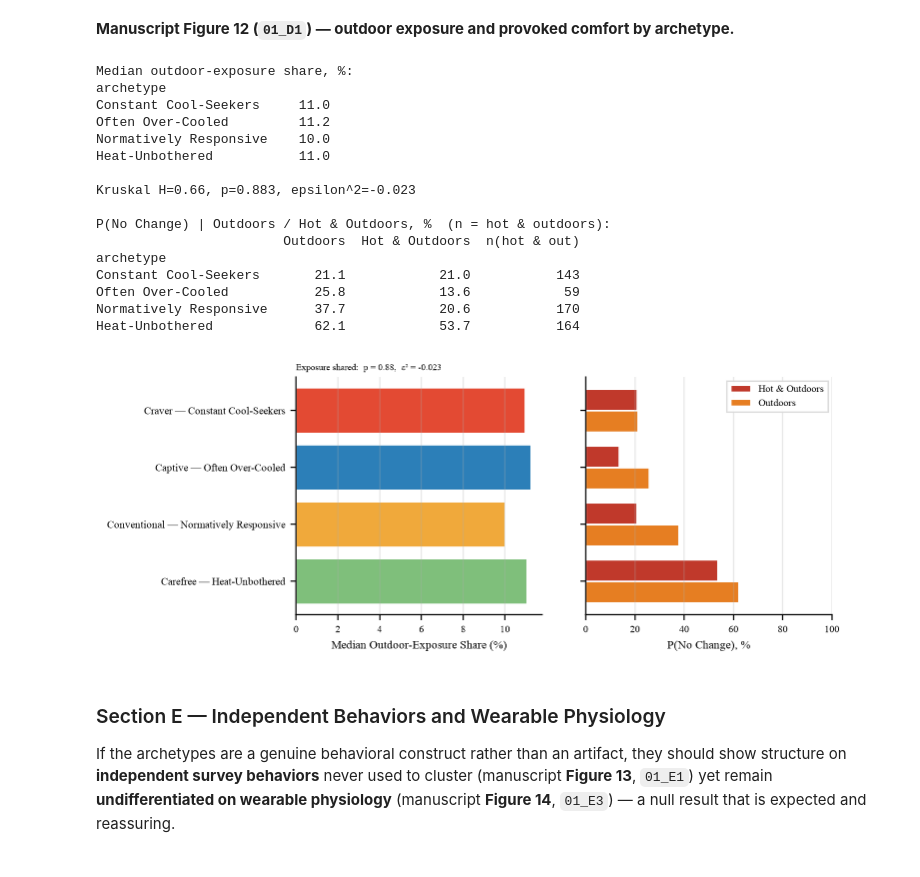
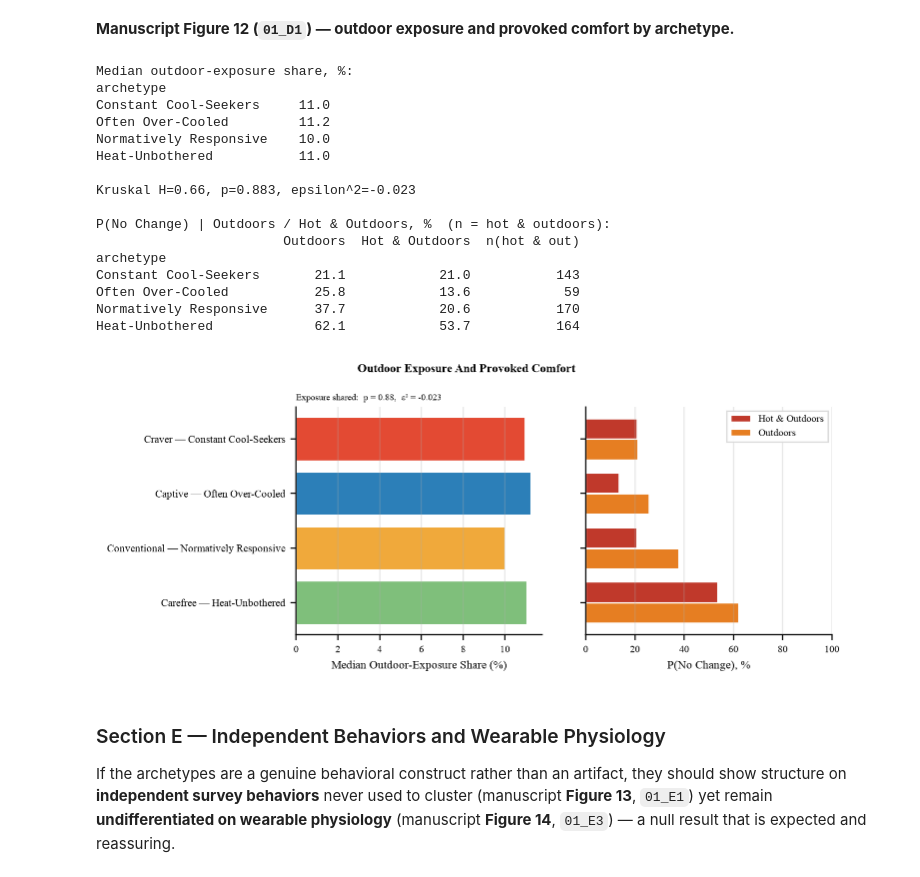
Before and after one commit to buds-lab/cooling-cravers-to-carefree-journal-paper, a Jupyter notebook: analysis/Thermal_Archetype_Companion_Analysis.ipynb, the cells around one changed output. Saved outputs shown, nothing was run; the diff lists cells and outputs as text; code cells hidden in the pictures.

```diff
--- a/analysis/Thermal_Archetype_Companion_Analysis.ipynb
+++ b/analysis/Thermal_Archetype_Companion_Analysis.ipynb
@@ -1057,9 +1058,11 @@ B1_TICK = {'Constant Cool-Seekers': 'Craver —\nConstant\nCool-Seekers',
            'Normatively Responsive': 'Conventional —\nNormatively\nResponsive',
            'Heat-Unbothered':        'Carefree —\nHeat-Unbothered'}
 ax.set_xticklabels([B1_TICK[a] for a in ORDER4], fontsize=5.2)
-ax.set_ylabel('Prefer Warmer %')
+# Title and y-axis sized to match the x-axis labels and the other scrutiny figures
+ax.set_ylabel('Prefer Warmer %', fontsize=7.5)
+ax.tick_params(axis='y', labelsize=6.5)
 ax.set_ylim(0, float(np.nanmax(PW.values)) * 1.32)
-ax.set_title('Over-Cooling Anatomy By Control Context')
+ax.set_title('Over-Cooling Anatomy By Control Context', fontsize=7.5)
 ax.legend(title='Probable Control Context', loc='upper right', ncol=1, fontsize=5.3,
           title_fontsize=5.6, handletextpad=0.4, labelspacing=0.28, borderaxespad=0.5,
           facecolor='white', framealpha=0.9, edgecolor='0.85', fancybox=False)
@@ -1232,35 +1236,37 @@ axes[0].annotate(f'Exposure shared:  p = {p_expo:.2f},  \u03b5\u00b2 = {eps2:.3f
 w = 0.38
 axes[1].barh(yy + w/2, pnc_hotout.values, w, color='#c0392b', edgecolor='white',
              label='Hot & Outdoors')
 axes[1].barh(yy - w/2, pnc_out.values, w, color='#e67e22', edgecolor='white', label='Outdoors')
 axes[1].set_xlabel('P(No Change), %', fontsize=7.5); axes[1].set_xlim(0, 100)
 axes[1].tick_params(axis='x', labelsize=6.5)
 # Compact legend in the upper-right, over the short Craver/Captive bars, so it
 # clears the top bars; the "above-median heat" detail lives in the caption/text.
 axes[1].legend(frameon=True, fontsize=6.5, facecolor='white', framealpha=0.95,
                edgecolor='0.85', fancybox=False, loc='upper right', borderaxespad=0.4)
 axes[1].grid(axis='x', alpha=0.3)
 axes[1].spines[['top', 'right']].set_visible(False)
-fig.tight_layout(w_pad=2.0)
+# Tight top margin so the title sits just above the panels (not floating high).
+fig.tight_layout(w_pad=2.0, rect=(0, 0, 1, 0.97))
+fig.suptitle('Outdoor Exposure And Provoked Comfort', fontsize=8, fontweight='bold', y=0.995)
 savepdf(fig, fig_name('D1', 'exposure_provoked_comfort')); plt.show()
 # %% [output]
 Median outdoor-exposure share, %:
 archetype
 Constant Cool-Seekers     11.0
 Often Over-Cooled         11.2
 Normatively Responsive    10.0
 Heat-Unbothered           11.0
 
 Kruskal H=0.66, p=0.883, epsilon^2=-0.023
 
 P(No Change) | Outdoors / Hot & Outdoors, %  (n = hot & outdoors):
                         Outdoors  Hot & Outdoors  n(hot & out)
 archetype
 Constant Cool-Seekers       21.1            21.0           143
 Often Over-Cooled           25.8            13.6            59
 Normatively Responsive      37.7            20.6           170
 Heat-Unbothered             62.1            53.7           164
-[figure, old version]
+[figure, new version]
 # %% [markdown]
 ### Section E — Independent Behaviors and Wearable Physiology
 
```
Also changed, not shown: parts of 3 cells of this notebook, 10 other files.
